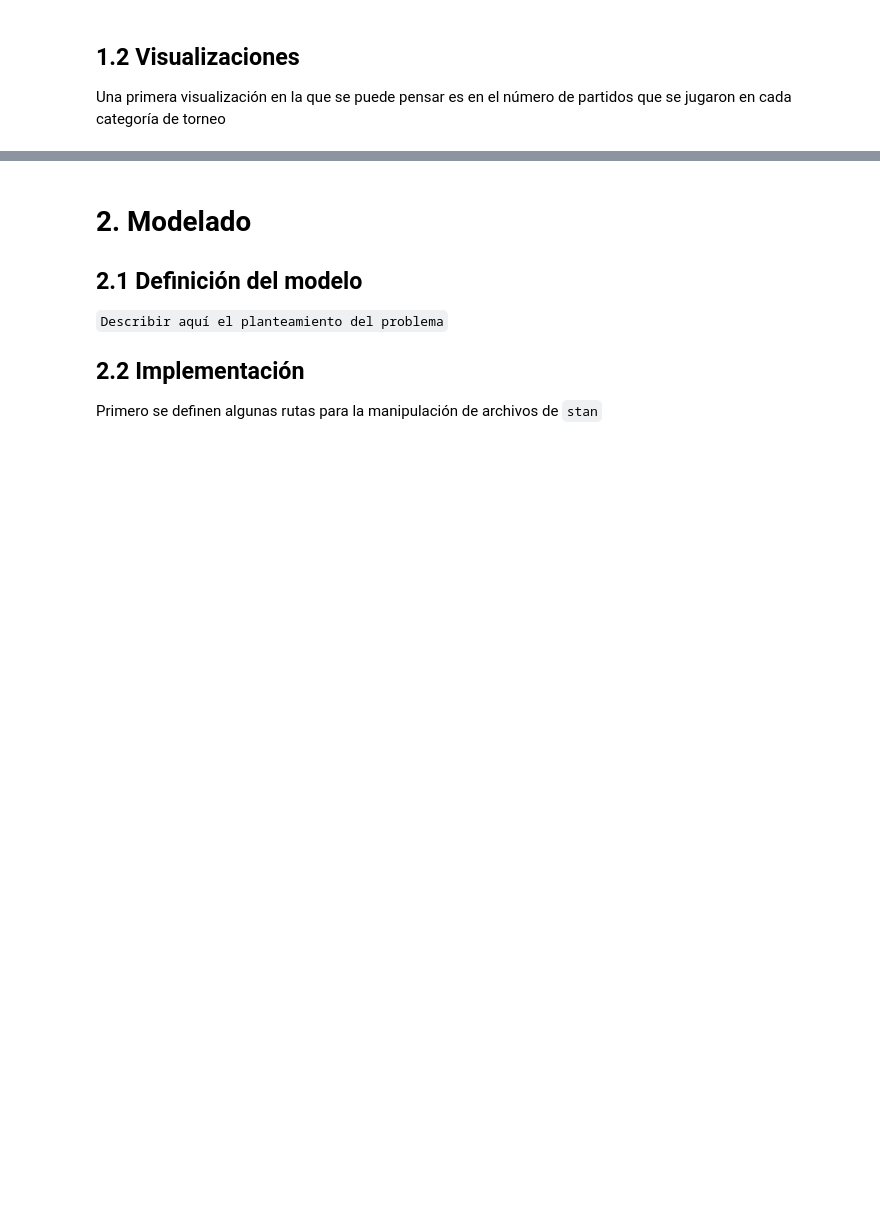
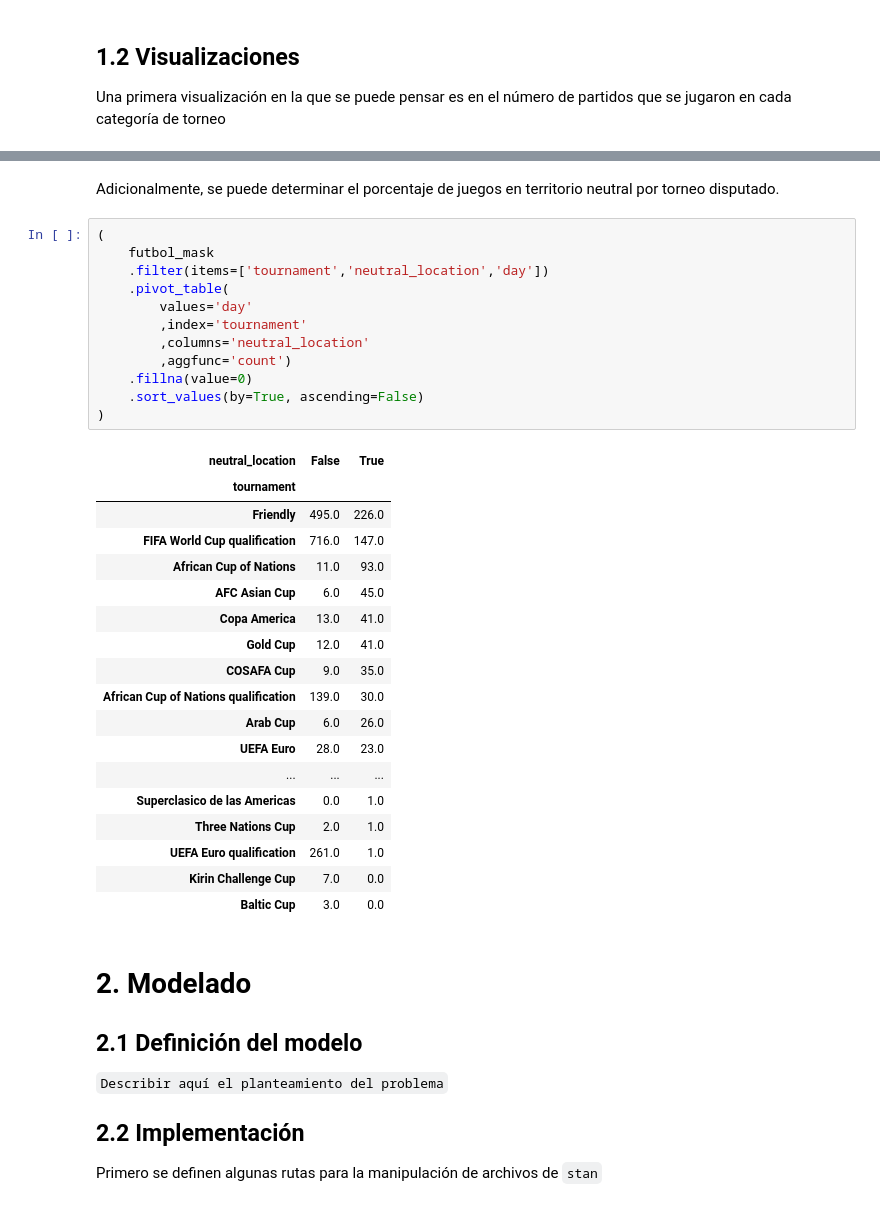
Before and after one commit to CAMM961001/futbol_bayes, a Jupyter notebook: notebooks/analisis_exploratorio.ipynb, the cells around one changed output, grey strips where cells are left out. Drawn from its saved outputs; the diff is of its cells as text; blank space fills up the shorter version.

Commit message:
Tablas de territorio neutral

```diff
--- a/notebooks/analisis_exploratorio.ipynb
+++ b/notebooks/analisis_exploratorio.ipynb
@@ -133,3 +151,36 @@ plt.show()
+# %% [markdown]
+Adicionalmente, se puede determinar el porcentaje de juegos en territorio neutral por torneo disputado.
+# %%
+(
+    futbol_mask
+    .filter(items=['tournament','neutral_location','day'])
+    .pivot_table(
+        values='day'
+        ,index='tournament'
+        ,columns='neutral_location'
+        ,aggfunc='count')
+    .fillna(value=0)
+    .sort_values(by=True, ascending=False)
+)
+# %% [output]
+| neutral_location | False | True |
+| tournament |  |  |
+| Friendly | 495.0 | 226.0 |
+| FIFA World Cup qualification | 716.0 | 147.0 |
+| African Cup of Nations | 11.0 | 93.0 |
+| AFC Asian Cup | 6.0 | 45.0 |
+| Copa America | 13.0 | 41.0 |
+| Gold Cup | 12.0 | 41.0 |
+| COSAFA Cup | 9.0 | 35.0 |
+| African Cup of Nations qualification | 139.0 | 30.0 |
+| Arab Cup | 6.0 | 26.0 |
+| UEFA Euro | 28.0 | 23.0 |
+| ... | ... | ... |
+| Superclasico de las Americas | 0.0 | 1.0 |
+| Three Nations Cup | 2.0 | 1.0 |
+| UEFA Euro qualification | 261.0 | 1.0 |
+| Kirin Challenge Cup | 7.0 | 0.0 |
+| Baltic Cup | 3.0 | 0.0 |
 # %% [markdown]
 # 2. Modelado
 
```
Also changed, not shown: parts of 3 cells of this notebook.
